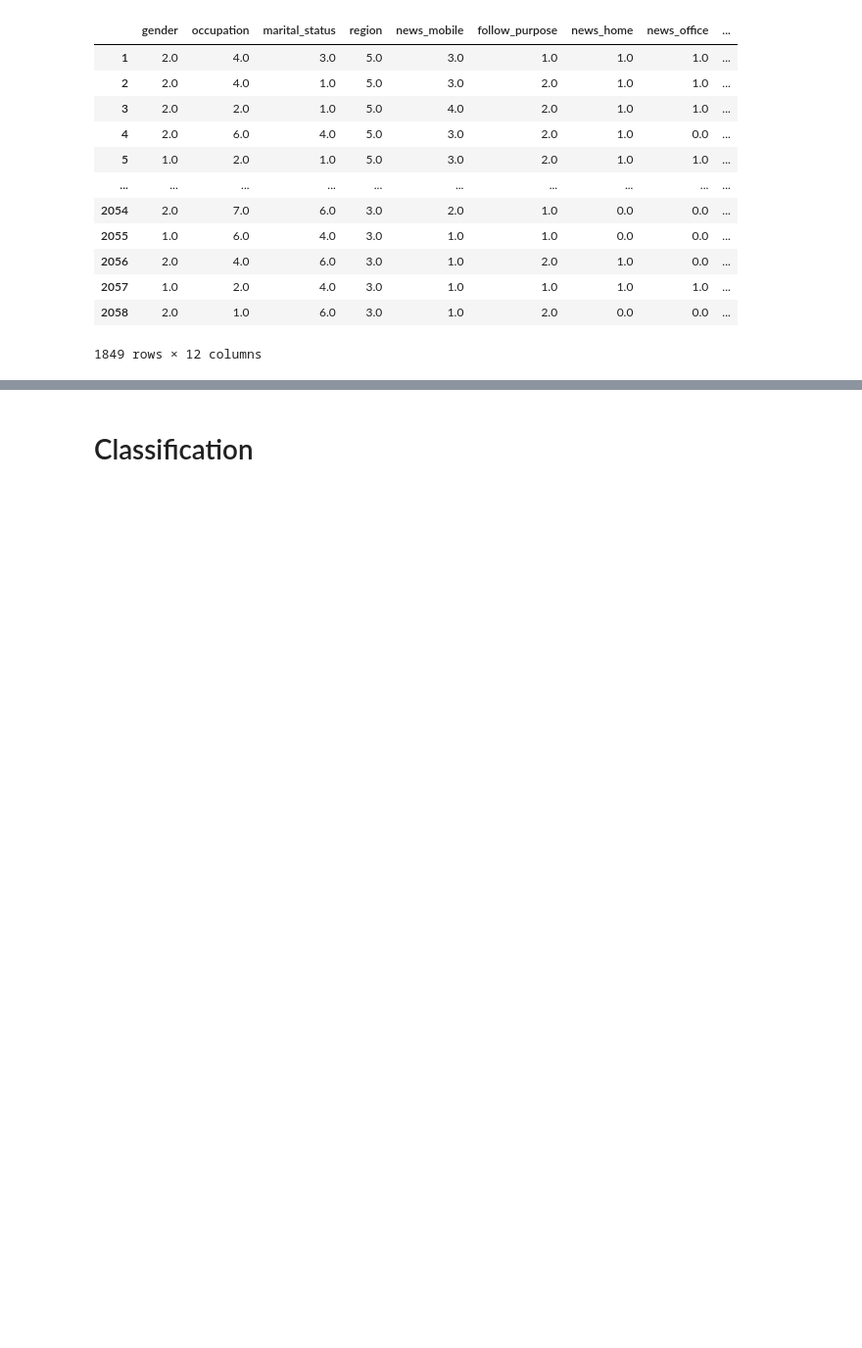
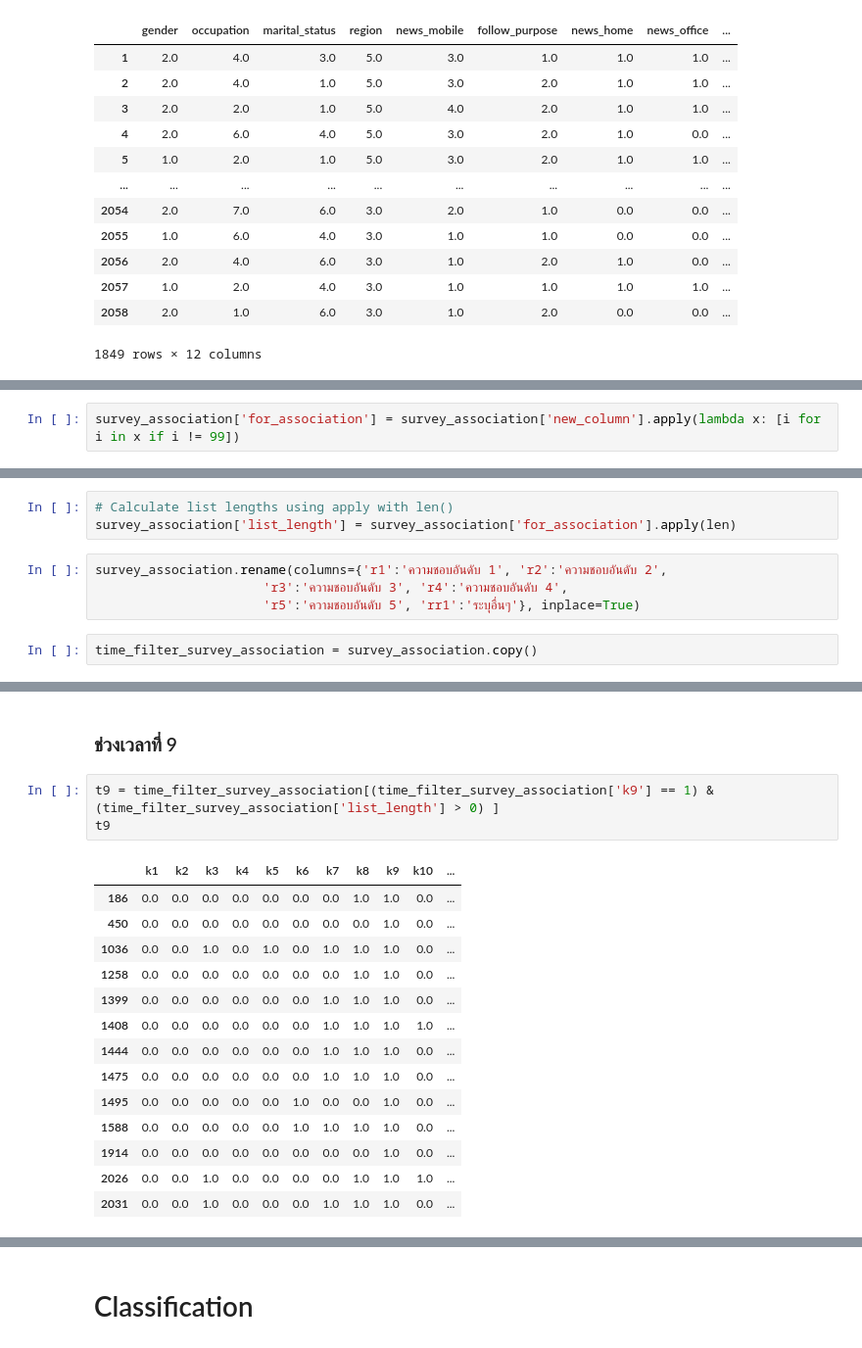
Before and after one commit to 643021273-8/BSC_DPDM23, a Jupyter notebook: Classification_proj_DPDM.ipynb, the cells around one changed output, grey strips where cells are left out. Shown at 98% size. Cells and saved outputs as stored; diff of their text form; blank space fills up the shorter version.

```diff
--- a/Classification_proj_DPDM.ipynb
+++ b/Classification_proj_DPDM.ipynb
@@ -226,0 +251,2 @@ classi_data
+# %%
+survey_association['for_association'] = survey_association['new_column'].apply(lambda x: [i for i in x if i != 99])
@@ -226,0 +287,9 @@ classi_data
+# %%
+# Calculate list lengths using apply with len()
+survey_association['list_length'] = survey_association['for_association'].apply(len)
+# %%
+survey_association.rename(columns={'r1':'ความชอบอันดับ 1', 'r2':'ความชอบอันดับ 2',
+                      'r3':'ความชอบอันดับ 3', 'r4':'ความชอบอันดับ 4',
+                      'r5':'ความชอบอันดับ 5', 'rr1':'ระบุอื่นๆ'}, inplace=True)
+# %%
+time_filter_survey_association = survey_association.copy()
@@ -226,0 +610,20 @@ classi_data
+# %% [markdown]
+### ช่วงเวลาที่ 9
+# %%
+t9 = time_filter_survey_association[(time_filter_survey_association['k9'] == 1) & (time_filter_survey_association['list_length'] > 0) ]
+t9
+# %% [output]
+|  | k1 | k2 | k3 | k4 | k5 | k6 | k7 | k8 | k9 | k10 | ... |
+| 186 | 0.0 | 0.0 | 0.0 | 0.0 | 0.0 | 0.0 | 0.0 | 1.0 | 1.0 | 0.0 | ... |
+| 450 | 0.0 | 0.0 | 0.0 | 0.0 | 0.0 | 0.0 | 0.0 | 0.0 | 1.0 | 0.0 | ... |
+| 1036 | 0.0 | 0.0 | 1.0 | 0.0 | 1.0 | 0.0 | 1.0 | 1.0 | 1.0 | 0.0 | ... |
+| 1258 | 0.0 | 0.0 | 0.0 | 0.0 | 0.0 | 0.0 | 0.0 | 1.0 | 1.0 | 0.0 | ... |
+| 1399 | 0.0 | 0.0 | 0.0 | 0.0 | 0.0 | 0.0 | 1.0 | 1.0 | 1.0 | 0.0 | ... |
+| 1408 | 0.0 | 0.0 | 0.0 | 0.0 | 0.0 | 0.0 | 1.0 | 1.0 | 1.0 | 1.0 | ... |
+| 1444 | 0.0 | 0.0 | 0.0 | 0.0 | 0.0 | 0.0 | 1.0 | 1.0 | 1.0 | 0.0 | ... |
+| 1475 | 0.0 | 0.0 | 0.0 | 0.0 | 0.0 | 0.0 | 1.0 | 1.0 | 1.0 | 0.0 | ... |
+| 1495 | 0.0 | 0.0 | 0.0 | 0.0 | 0.0 | 1.0 | 0.0 | 0.0 | 1.0 | 0.0 | ... |
+| 1588 | 0.0 | 0.0 | 0.0 | 0.0 | 0.0 | 1.0 | 1.0 | 1.0 | 1.0 | 0.0 | ... |
+| 1914 | 0.0 | 0.0 | 0.0 | 0.0 | 0.0 | 0.0 | 0.0 | 0.0 | 1.0 | 0.0 | ... |
+| 2026 | 0.0 | 0.0 | 1.0 | 0.0 | 0.0 | 0.0 | 0.0 | 1.0 | 1.0 | 1.0 | ... |
+| 2031 | 0.0 | 0.0 | 1.0 | 0.0 | 0.0 | 0.0 | 1.0 | 1.0 | 1.0 | 0.0 | ... |
```
Also changed, not shown: parts of 82 cells of this notebook.
